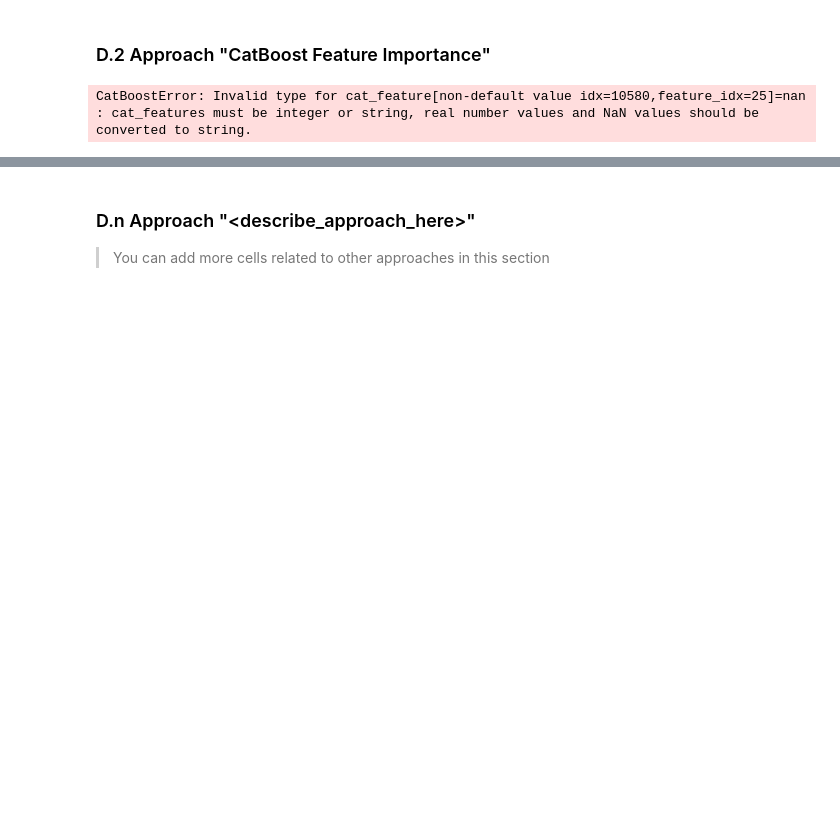
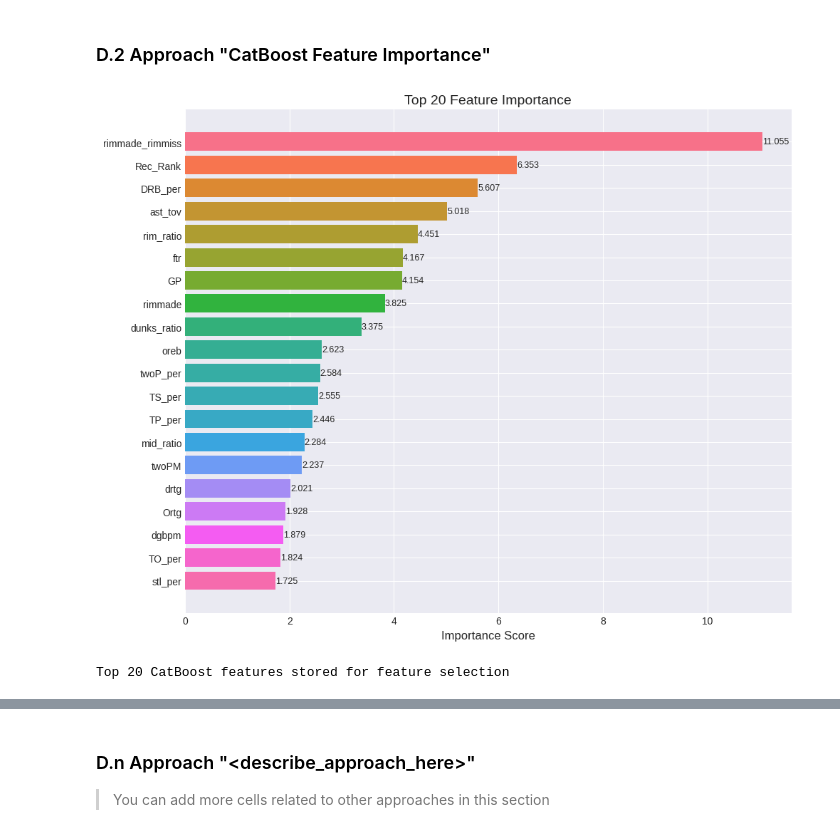
Before and after one commit to tooichitake/36120-AT1-Group5, a Jupyter notebook: 25605217/notebooks/36120-25SP-group5-25605217-AT1-experiment-2.ipynb, the cells around one changed output, grey strips where cells are left out. Saved outputs shown, nothing was run; the diff lists cells and outputs as text; code cells hidden in the pictures; blank space fills up the shorter version.

Commit message:
fiexed errors

```diff
--- a/25605217/notebooks/36120-25SP-group5-25605217-AT1-experiment-2.ipynb
+++ b/25605217/notebooks/36120-25SP-group5-25605217-AT1-experiment-2.ipynb
@@ -426,38 +426,46 @@ Statistical correlation analysis reveals key predictive features: - Top correlat
 from catboost import CatBoostClassifier
 
 # Prepare data for CatBoost
-X_temp = train_df.drop(['drafted', 'player_id'], axis=1, errors='ignore')
+X_temp = train_df.drop(['drafted', 'player_id', 'ht'], axis=1, errors='ignore')
 y_temp = train_df['drafted']
 
 # Identify categorical features
 cat_features = X_temp.select_dtypes(include=['object', 'category']).columns.tolist()
+
+# Handle missing values in categorical features for CatBoost
+for col in cat_features:
+    X_temp[col] = X_temp[col].fillna('missing').astype(str)
+
+# Get indices of categorical features
+cat_feature_indices = [X_temp.columns.get_loc(col) for col in cat_features]
 
 # Train quick model
 cb_model = CatBoostClassifier(
     iterations=100,
     depth=6,
     learning_rate=0.1,
-    cat_features=cat_features,
+    cat_features=cat_feature_indices,
     verbose=False,
     random_seed=42
 )
 
 cb_model.fit(X_temp, y_temp)
 
 # Get feature importance
 importance_df = pd.DataFrame({
     'feature': X_temp.columns,
     'importance': cb_model.feature_importances_
 }).sort_values('importance', ascending=False).head(30)
 
 # Visualize
 fig = visualization.plot_feature_importance(importance_df, top_n=20)
 plt.show()
 
 cb_important_features = importance_df['feature'].head(20).tolist()
 print(f"\nTop 20 CatBoost features stored for feature selection")
 # %% [output]
+[figure, added]
-CatBoostError: Invalid type for cat_feature[non-default value idx=10580,feature_idx=25]=nan : cat_features must be integer or string, real number values and NaN values should be converted to string.
+Top 20 CatBoost features stored for feature selection
 # %%
 # <Student to fill this section>
 feature_selection_2_insights = """
```
Also changed, not shown: parts of 42 cells of this notebook, 11 other files.
